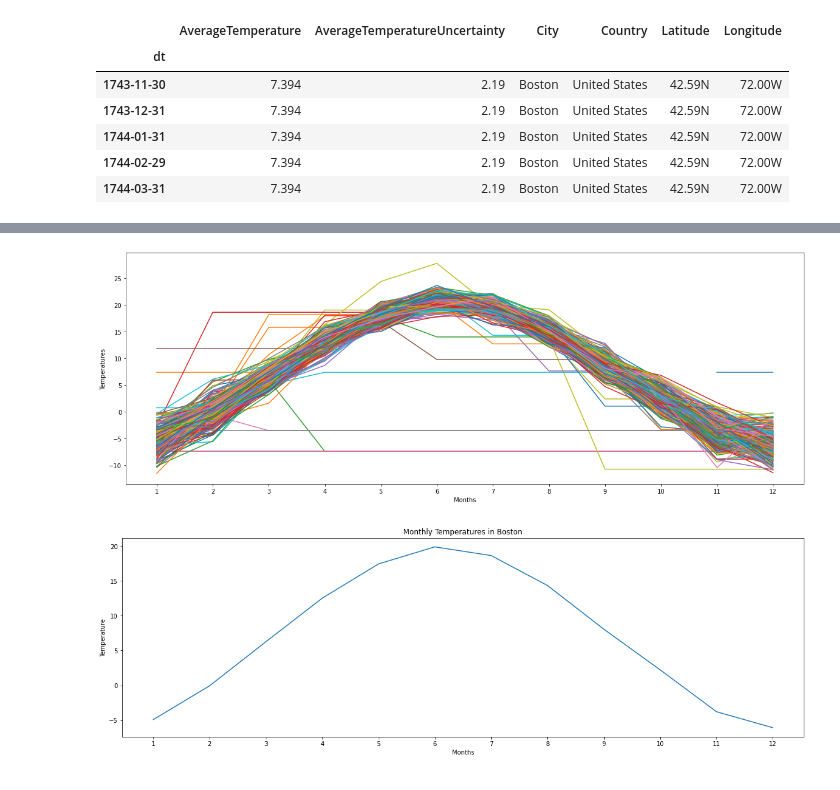
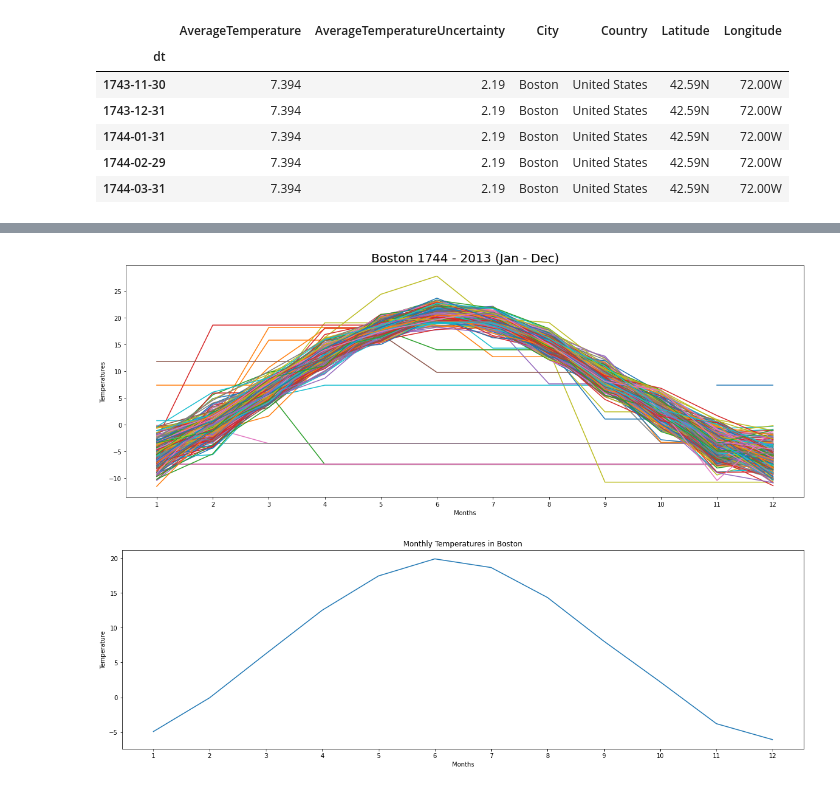
Before and after one commit to maharshi-neu/WeatherForecast, a Jupyter notebook: Global_Warming.ipynb, the cells around one changed output, grey strips where cells are left out. Saved outputs shown, nothing was run; the diff lists cells and outputs as text; code cells hidden in the pictures.

```diff
--- a/Global_Warming.ipynb
+++ b/Global_Warming.ipynb
@@ -435,22 +435,23 @@ plt.show()
 # %%
 bostonM['year'] = bostonM.index.year
 bostonM['month'] = bostonM.index.month
 
 pivot = pd.pivot_table(
     bostonM,
     values='AverageTemperature',
     index='month',
     columns='year',
     aggfunc='mean'
 )
 pivot.plot(figsize=(20, 7))
 plt.xlabel('Months')
 plt.ylabel('Temperatures')
 plt.xticks([i for i in range(1,13)])
 plt.legend().remove()
+plt.title('Boston 1744 - 2013 (Jan - Dec)', fontsize=20)
 plt.show()
 # %% [output]
-[figure, old version]
+[figure, new version]
 # %%
 monthly_seasonality = pivot.mean(axis=1)
 monthly_seasonality.plot(figsize=(20,6))
```
Also changed, not shown: parts of 67 cells of this notebook.
